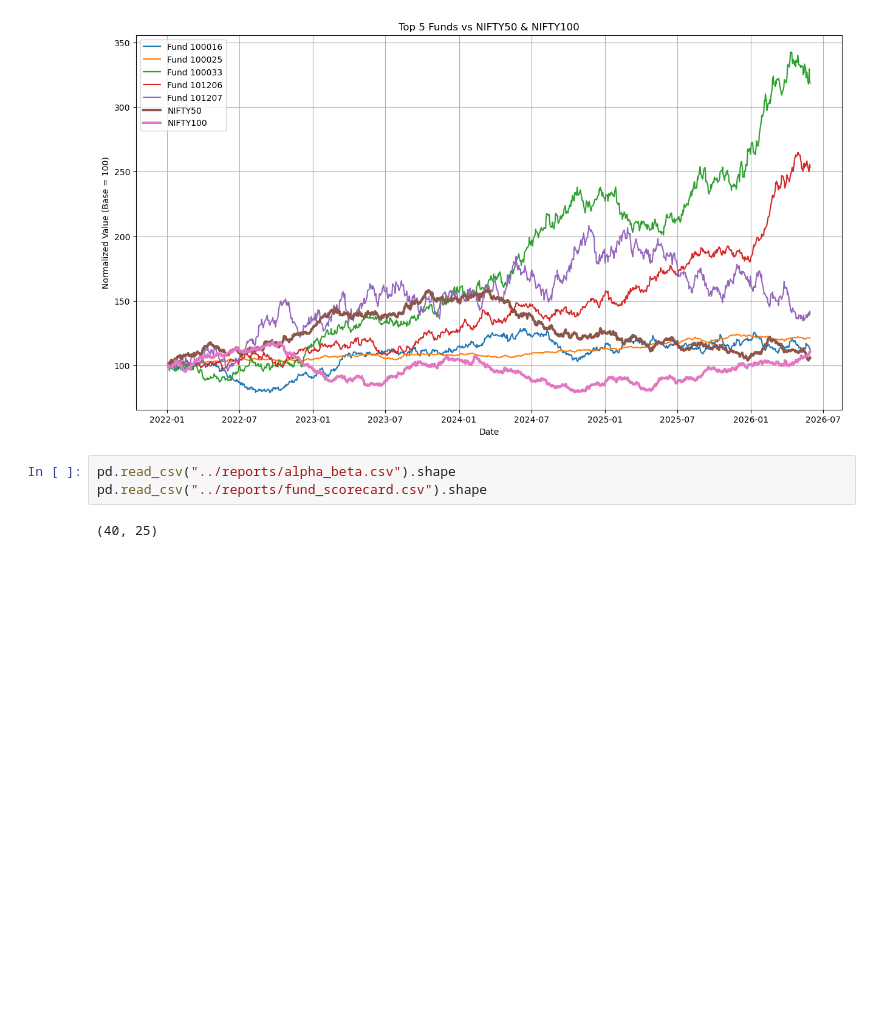
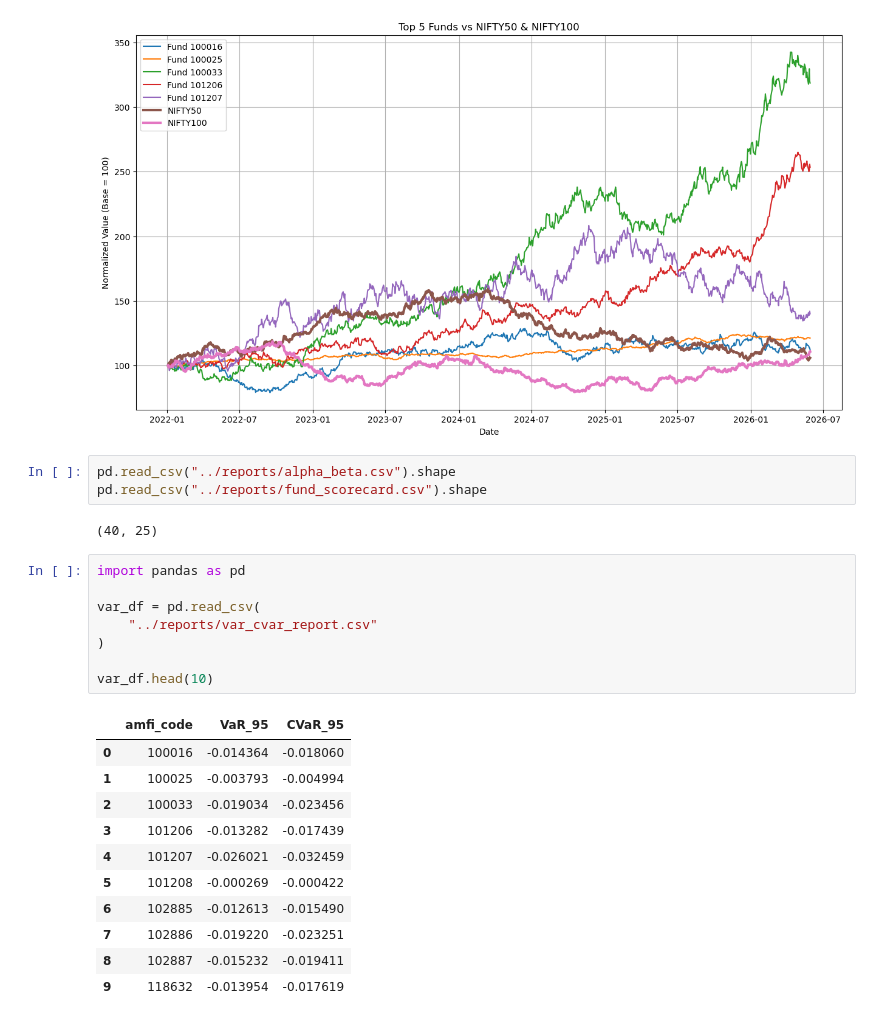
Before and after one commit to sonikagupta2210/mutual-fund-analytics, a Jupyter notebook: notebooks/Performance_Analytics.ipynb, the cells around one changed output. Saved outputs shown, nothing was run; the diff lists cells and outputs as text; blank space fills up the shorter version.

```diff
--- a/notebooks/Performance_Analytics.ipynb
+++ b/notebooks/Performance_Analytics.ipynb
@@ -204,3 +204,23 @@ pd.read_csv("../reports/alpha_beta.csv").shape
 pd.read_csv("../reports/fund_scorecard.csv").shape
 # %% [output]
 (40, 25)
+# %%
+import pandas as pd
+
+var_df = pd.read_csv(
+    "../reports/var_cvar_report.csv"
+)
+
+var_df.head(10)
+# %% [output]
+|  | amfi_code | VaR_95 | CVaR_95 |
+| 0 | 100016 | -0.014364 | -0.018060 |
+| 1 | 100025 | -0.003793 | -0.004994 |
+| 2 | 100033 | -0.019034 | -0.023456 |
+| 3 | 101206 | -0.013282 | -0.017439 |
+| 4 | 101207 | -0.026021 | -0.032459 |
+| 5 | 101208 | -0.000269 | -0.000422 |
+| 6 | 102885 | -0.012613 | -0.015490 |
+| 7 | 102886 | -0.019220 | -0.023251 |
+| 8 | 102887 | -0.015232 | -0.019411 |
+| 9 | 118632 | -0.013954 | -0.017619 |
```
